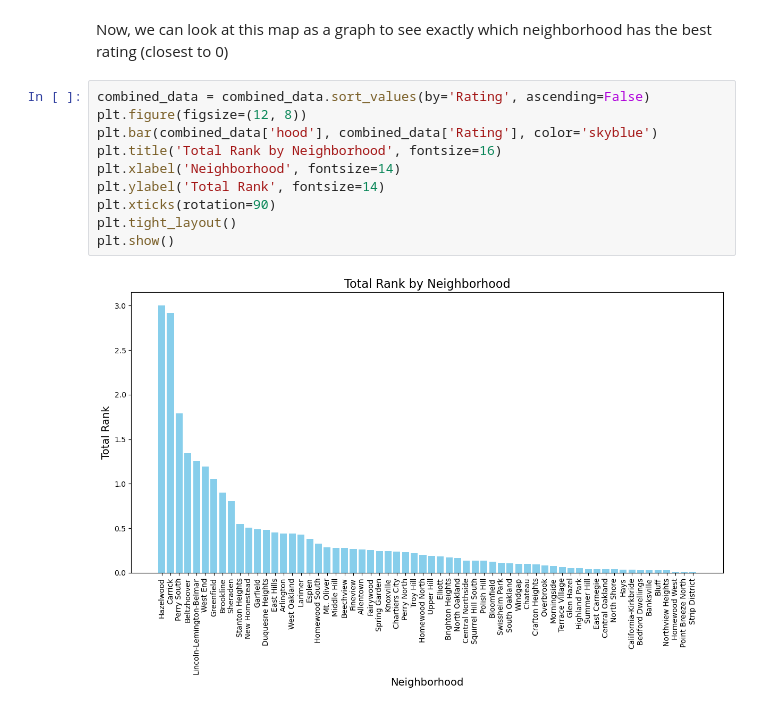
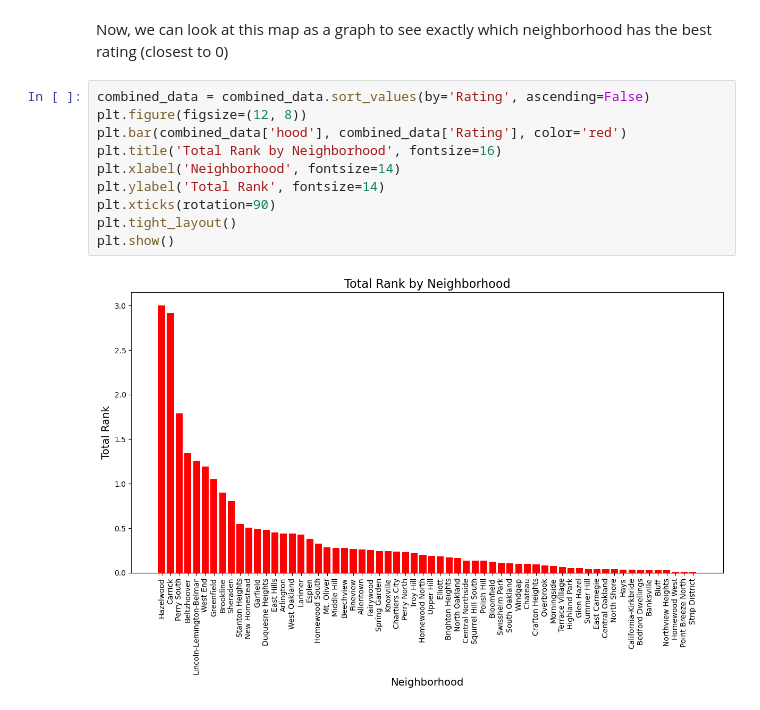
Before and after one commit to richardnewcomb/BigIdeasFinal, a Jupyter notebook: final.ipynb, the cells around one changed output. Drawn from its saved outputs; the diff is of its cells as text.

```diff
--- a/final.ipynb
+++ b/final.ipynb
@@ -121,15 +186,15 @@ Now, we can look at this map as a graph to see exactly which neighborhood has th
 # %%
 combined_data = combined_data.sort_values(by='Rating', ascending=False)
 plt.figure(figsize=(12, 8))
-plt.bar(combined_data['hood'], combined_data['Rating'], color='skyblue')
+plt.bar(combined_data['hood'], combined_data['Rating'], color='red')
 plt.title('Total Rank by Neighborhood', fontsize=16)
 plt.xlabel('Neighborhood', fontsize=14)
 plt.ylabel('Total Rank', fontsize=14)
 plt.xticks(rotation=90)
 plt.tight_layout()
 plt.show()
 # %% [output]
-[figure, old version]
+[figure, new version]
 # %% [markdown]
 # Conclusion
 
```
Also changed, not shown: parts of 16 cells of this notebook, 2 other files.
